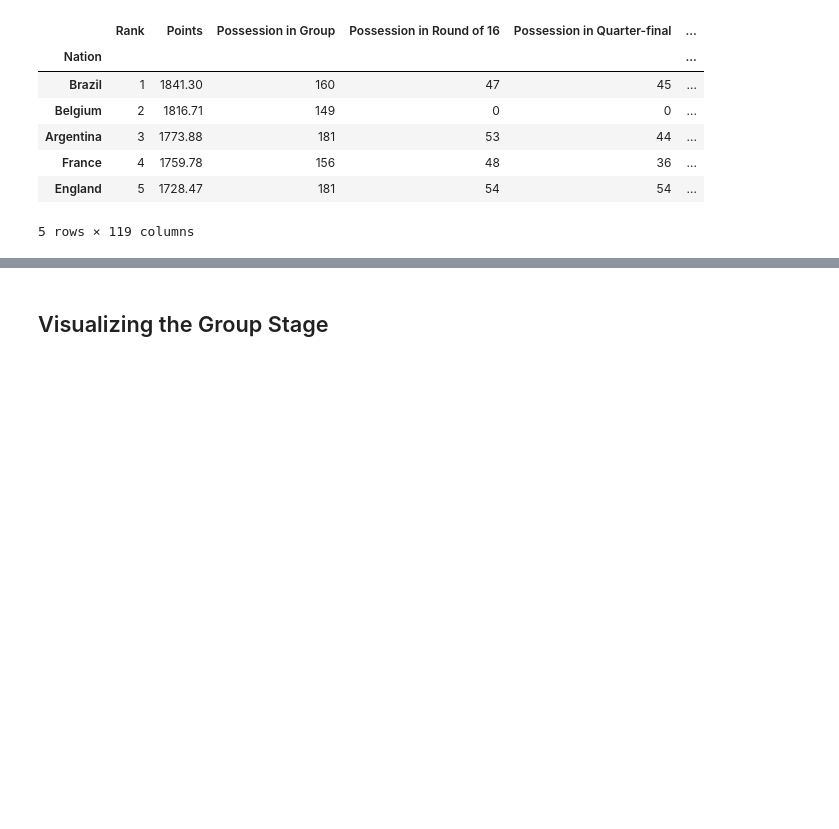
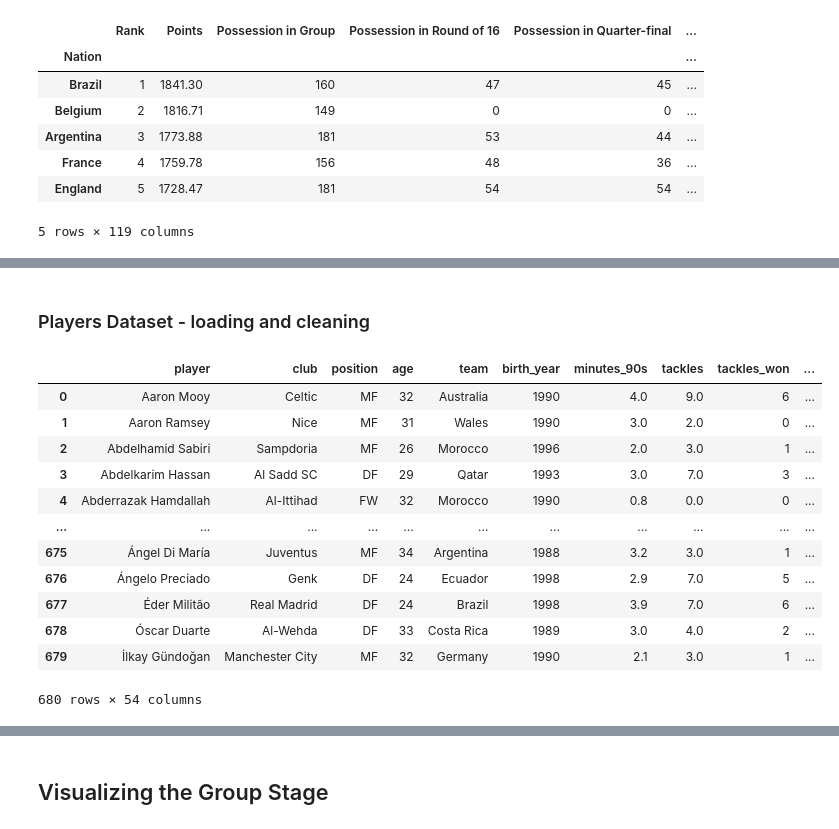
Before and after one commit to ccvale/2022-Qatar-World-Cup-Analysis, a Jupyter notebook: worldcup.ipynb, the cells around one changed output, grey strips where cells are left out. Cells and saved outputs as stored; diff of their text form; code cells hidden in the pictures; blank space fills up the shorter version.

```diff
--- a/worldcup.ipynb
+++ b/worldcup.ipynb
@@ -322,0 +360,42 @@ countries.head()
+# %% [markdown]
+### Players Dataset - loading and cleaning
+# %%
+players = pd.read_csv('player_stats.csv')
+
+duplicate_columns = ['player', 'club', 'position', 'age', 'team', 'birth_year', 'minutes_90s']
+players = players[duplicate_columns]
+
+keeper_columns = ['position','team','age','club','birth_year','games','games_starts','minutes','minutes_90s']
+
+player_defense = pd.read_csv('player_defense.csv').drop(duplicate_columns[2:], axis=1)
+player_shooting = pd.read_csv('player_shooting.csv').drop(duplicate_columns[2:], axis=1)
+player_possession = pd.read_csv('player_possession.csv').drop(duplicate_columns[2:], axis=1)
+player_keepers = pd.read_csv('player_keepers.csv').drop(keeper_columns, axis=1)
+
+
+# merging all of the above dataframes into one
+players = players.merge(player_defense, on='player')
+players = players.merge(player_shooting, on='player')
+players = players.merge(player_possession, on='player')
+
+#players = players.merge(player_keepers, on='player') -> for some reason everything fucks up with keepers added
+
+
+players['age'] = players['age'].astype(str).str[:2].astype(int)
+
+
+players
+# %% [output]
+|  | player | club | position | age | team | birth_year | minutes_90s | tackles | tackles_won | ... |
+| 0 | Aaron Mooy | Celtic | MF | 32 | Australia | 1990 | 4.0 | 9.0 | 6 | ... |
+| 1 | Aaron Ramsey | Nice | MF | 31 | Wales | 1990 | 3.0 | 2.0 | 0 | ... |
+| 2 | Abdelhamid Sabiri | Sampdoria | MF | 26 | Morocco | 1996 | 2.0 | 3.0 | 1 | ... |
+| 3 | Abdelkarim Hassan | Al Sadd SC | DF | 29 | Qatar | 1993 | 3.0 | 7.0 | 3 | ... |
+| 4 | Abderrazak Hamdallah | Al-Ittihad | FW | 32 | Morocco | 1990 | 0.8 | 0.0 | 0 | ... |
+| ... | ... | ... | ... | ... | ... | ... | ... | ... | ... | ... |
+| 675 | Ángel Di María | Juventus | MF | 34 | Argentina | 1988 | 3.2 | 3.0 | 1 | ... |
+| 676 | Ángelo Preciado | Genk | DF | 24 | Ecuador | 1998 | 2.9 | 7.0 | 5 | ... |
+| 677 | Éder Militão | Real Madrid | DF | 24 | Brazil | 1998 | 3.9 | 7.0 | 6 | ... |
+| 678 | Óscar Duarte | Al-Wehda | DF | 33 | Costa Rica | 1989 | 3.0 | 4.0 | 2 | ... |
+| 679 | İlkay Gündoğan | Manchester City | MF | 32 | Germany | 1990 | 2.1 | 3.0 | 1 | ... |
+680 rows × 54 columns
```
Also changed, not shown: parts of 20 cells of this notebook, 9 other files.
